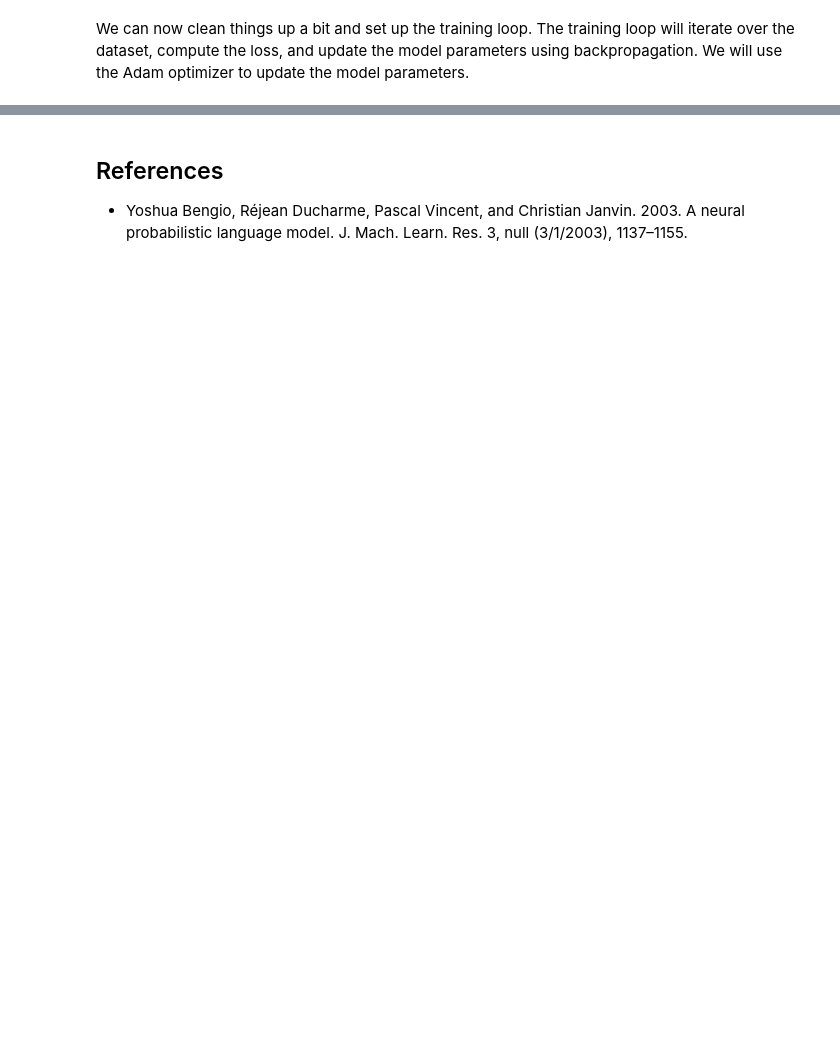
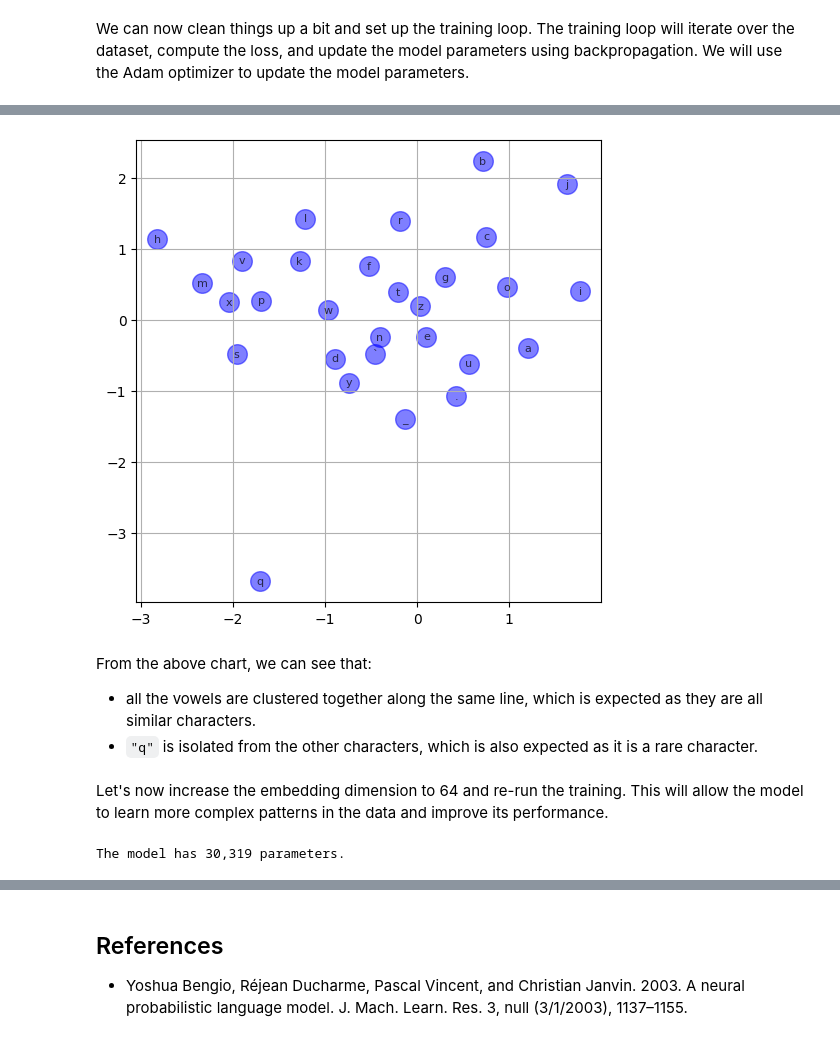
Before and after one commit to tdody/gpt_bot, a Jupyter notebook: notebooks/part_2.ipynb, the cells around one changed output, grey strips where cells are left out. Drawn from its saved outputs; the diff is of its cells as text; code cells hidden in the pictures; blank space fills up the shorter version.

```diff
--- a/notebooks/part_2.ipynb
+++ b/notebooks/part_2.ipynb
@@ -251,0 +258,9 @@ for p in params:
+# %%
+params = create_model(
+    embedding_dim=EMBEDDING_DIM,
+    context_size=CONTEXT_SIZE,
+    layer_size=LAYER_SIZE,
+    n_token=n_token
+)
+# Extract the parameters for easier access
+C, W1, b1, W2, b2 = params
@@ -279,0 +463,12 @@ Loss at 900: 1.9603769779205322
+# %%
+# reset the size of the hidden layer
+LAYER_SIZE = 500
+
+# mode reset
+params = create_model(
+    embedding_dim=EMBEDDING_DIM,
+    context_size=CONTEXT_SIZE,
+    layer_size=LAYER_SIZE,
+    n_token=n_token
+)
+C, W1, b1, W2, b2 = params
@@ -279,0 +496,32 @@ Loss at 900: 1.9603769779205322
+# %%
+# visualize the embeddings
+import matplotlib.pyplot as plt
+plt.figure(figsize=(6, 6))
+plt.scatter(C[:, 0].data, C[:, 1].data, c='blue', alpha=0.5, s=200)
+for i in range(C.shape[0]):
+    plt.text(C[i, 0].item(), C[i, 1].item(), index_to_token[i], fontsize=8, alpha=0.7, ha='center', va='center', color='black')
+
+plt.grid('minor')
+# %% [output]
+[figure, added]
+# %% [markdown]
+From the above chart, we can see that:
+- all the vowels are clustered together along the same line, which is expected as they are all similar characters.
+- `"q"` is isolated from the other characters, which is also expected as it is a rare character.
+# %% [markdown]
+Let's now increase the embedding dimension to 64 and re-run the training. This will allow the model to learn more complex patterns in the data and improve its performance.
+# %%
+# reset the size of the hidden layer
+LAYER_SIZE = 500
+EMBEDDING_DIM = 10
+
+# mode reset
+params = create_model(
+    embedding_dim=EMBEDDING_DIM,
+    context_size=CONTEXT_SIZE,
+    layer_size=LAYER_SIZE,
+    n_token=n_token
+)
+C, W1, b1, W2, b2 = params
+# %% [output]
+The model has 30,319 parameters.
```
Also changed, not shown: parts of 35 cells of this notebook, 1 other file.
